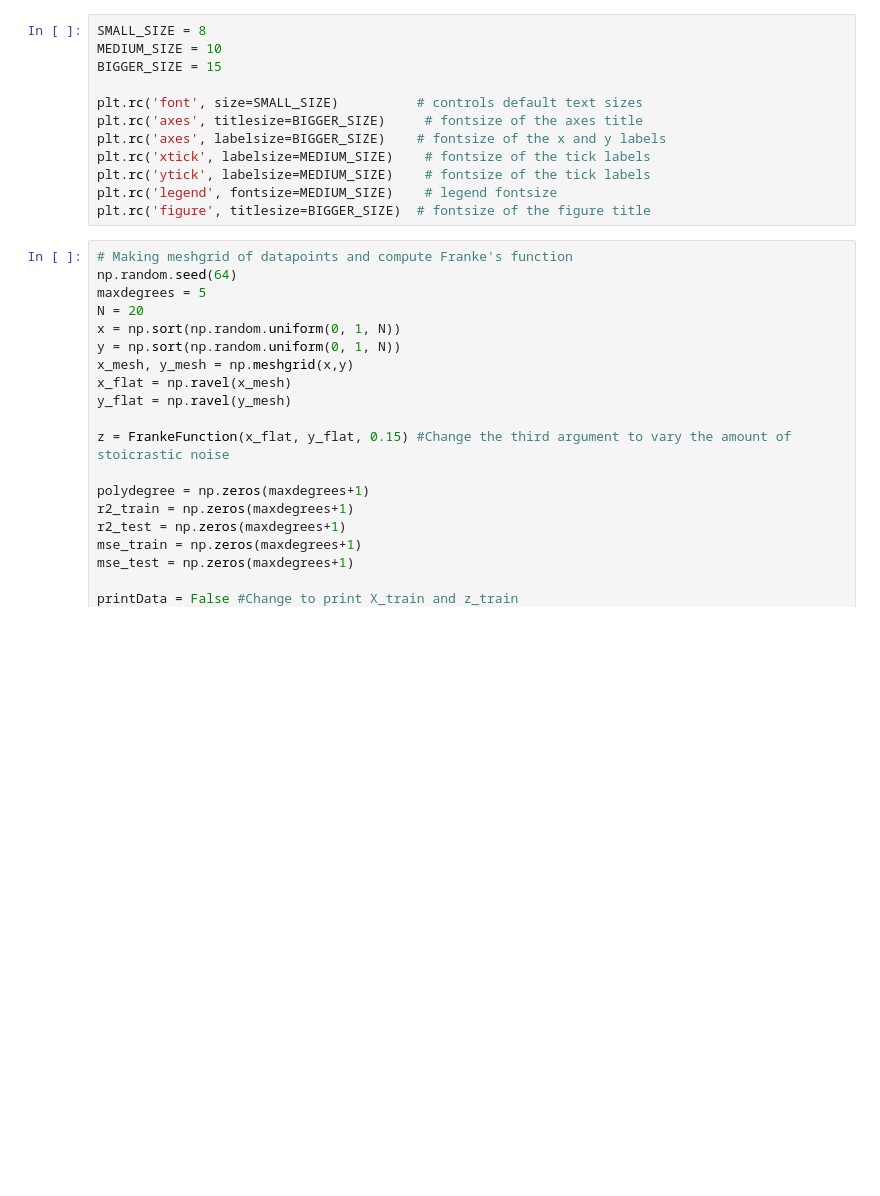
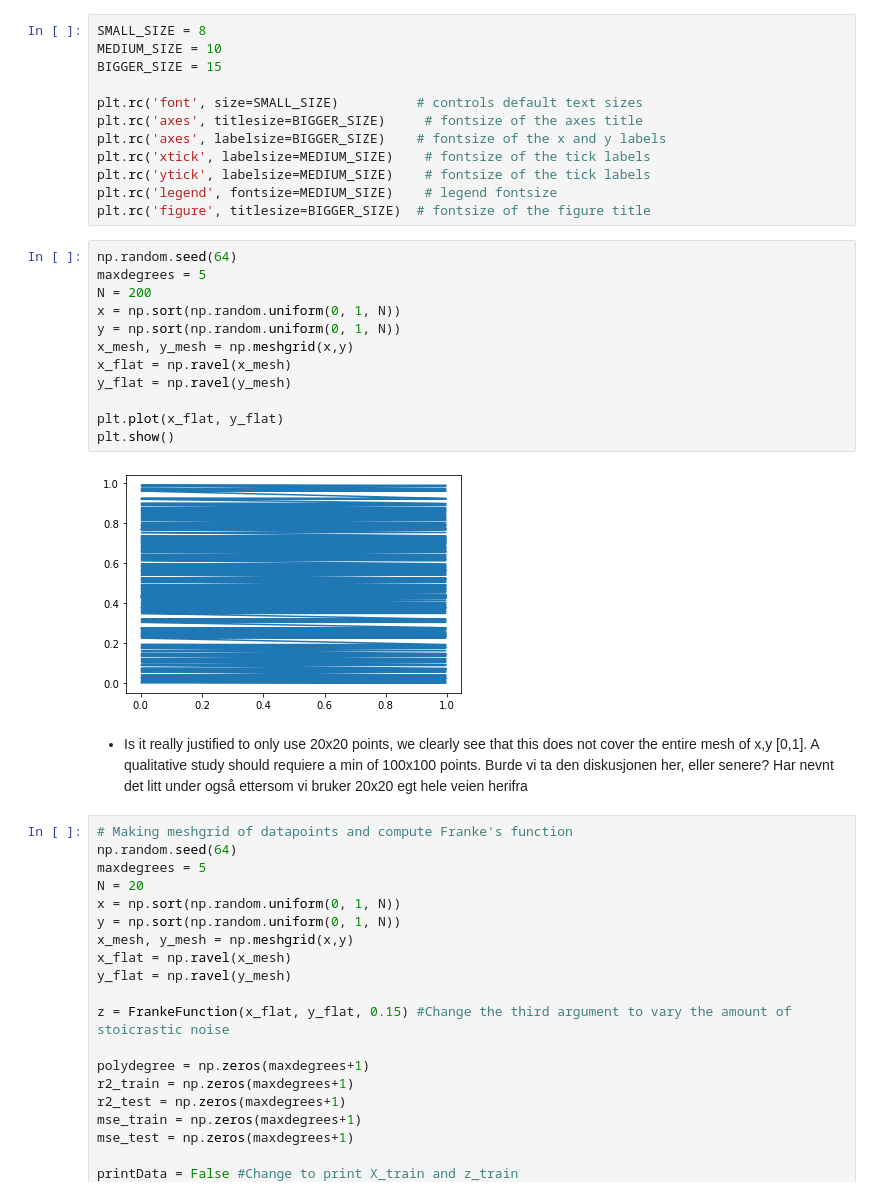
Before and after one commit to jornmarh/fys-stk4155, a Jupyter notebook: project1/project1.ipynb, the cells around one changed output. Drawn from its saved outputs; the diff is of its cells as text; blank space fills up the shorter version.

Commit message:
Prøvde meg litt på oppg6, la inn litt ekstra i jupyterboken

```diff
--- a/project1/project1.ipynb
+++ b/project1/project1.ipynb
@@ -127,6 +127,22 @@ plt.rc('xtick', labelsize=MEDIUM_SIZE)    # fontsize of the tick labels
 plt.rc('ytick', labelsize=MEDIUM_SIZE)    # fontsize of the tick labels
 plt.rc('legend', fontsize=MEDIUM_SIZE)    # legend fontsize
 plt.rc('figure', titlesize=BIGGER_SIZE)  # fontsize of the figure title
+# %%
+np.random.seed(64)
+maxdegrees = 5
+N = 200
+x = np.sort(np.random.uniform(0, 1, N))
+y = np.sort(np.random.uniform(0, 1, N))
+x_mesh, y_mesh = np.meshgrid(x,y)
+x_flat = np.ravel(x_mesh)
+y_flat = np.ravel(y_mesh)
+
+plt.plot(x_flat, y_flat)
+plt.show()
+# %% [output]
+[figure, added]
+# %% [markdown]
+- Is it really justified to only use 20x20 points, we clearly see that this does not cover the entire mesh of x,y [0,1]. A qualitative study should requiere a min of 100x100 points. Burde vi ta den diskusjonen her, eller senere? Har nevnt det litt under også ettersom vi bruker 20x20 egt hele veien herifra
 # %%
 # Making meshgrid of datapoints and compute Franke's function
 np.random.seed(64)
```
Also changed, not shown: parts of 5 cells of this notebook, 1 other file.
